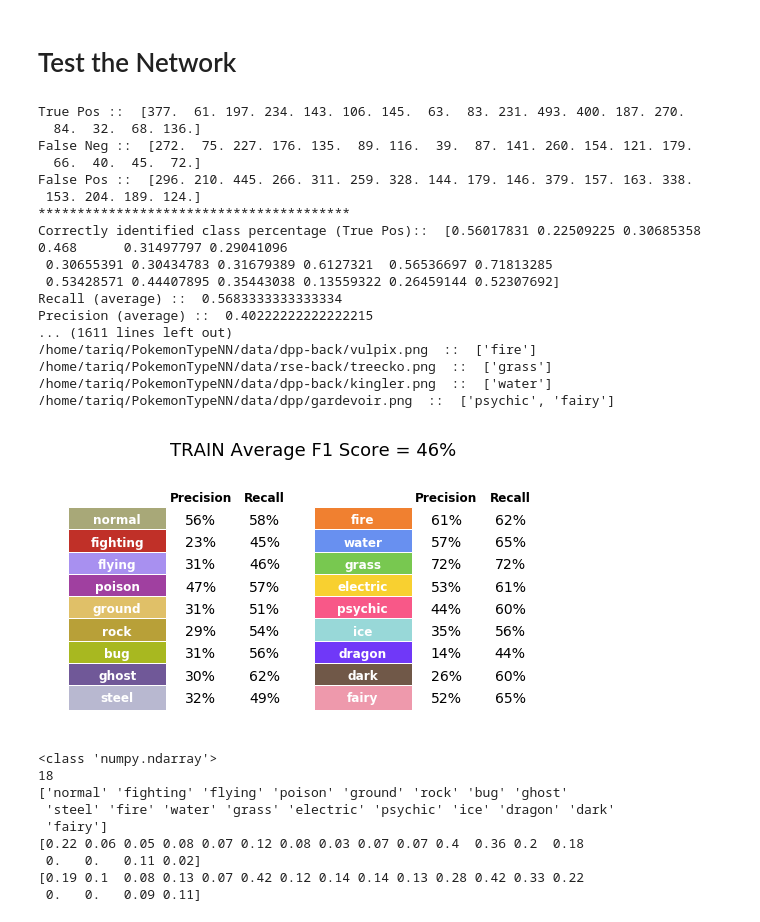
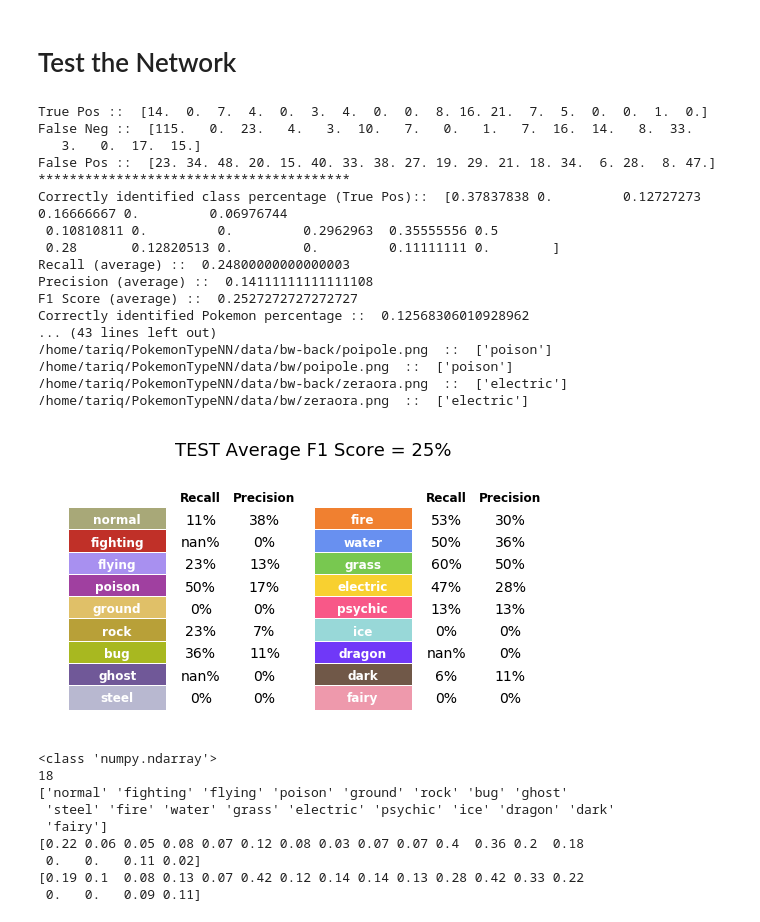
Before and after one commit to tzahroof/PokemonTypeNN, a Jupyter notebook: Training.ipynb, the cells around one changed output. Drawn from its saved outputs; the diff is of its cells as text; code cells hidden in the pictures.

```diff
--- a/Training.ipynb
+++ b/Training.ipynb
@@ -407,8 +410,28 @@ import torch.optim as optim
 loss_fn = nn.BCELoss()
 optimizer = optim.Adam(net.parameters(), lr=0.001) #0.001
 
-use_cuda = True #False
+use_cuda = False #True
 
 #saved_losses=[]
 # %% [markdown]
 # Train the Network
+# %%
+#Determine whether to load the model
+
+load_model = True
+saved_losses = {"train":[],
+                "dev":[]}
+
+if load_model:
+    state = torch.load(os.path.join(os.getcwd(), "model",net.getName()+".pt"))
+    net.load_state_dict(state["state_dict"])
+    optimizer.load_state_dict(state["optimizer"])
+    saved_losses["train"] = state["train_loss"]
+    saved_losses["dev"]   = state["dev_loss"]
+
+    plt.title("Training Loss vs Epochs")
+    plt.plot(saved_losses["train"], label="Train")
+    plt.plot(saved_losses["dev"], label="Dev")
+    plt.legend(loc="upper right")
+    plt.xlabel("Epochs")
+    plt.ylabel("Loss")
@@ -415,15 +440,15 @@ use_cuda = True #False
 # %%
-#Determine whether to load the model
+# #Determine whether to load the model
 
-load_model = True
-saved_losses = []
+# load_model = True
+# saved_losses = []
 
-if load_model:
-    state = torch.load(os.path.join(os.getcwd(), "model",net.getName()+".pt"))
-    net.load_state_dict(state["state_dict"])
-    optimizer.load_state_dict(state["optimizer"])
-    saved_losses = state["saved_losses"]
-    plt.plot(saved_losses)
+# if load_model:
+#     state = torch.load(os.path.join(os.getcwd(), "model",net.getName()+".pt"))
+#     net.load_state_dict(state["state_dict"])
+#     optimizer.load_state_dict(state["optimizer"])
+#     saved_losses = state["saved_losses"]
+#     plt.plot(saved_losses)
 # %% [output]
     PyTorch no longer supports this GPU because it is too old.
 
@@ -525,7 +636,7 @@ Net(
 # Test the Network
 # %%
 #Specify the loader
-somevar = "train"
+somevar = "test"
 
 if(somevar == "train"):
     loader = trainloader
@@ -647,51 +758,52 @@ for t in range(0, len(classes)):
     else:
         nrec -= 1
 
     if(not np.isnan(F1[t])):
         mean_F1 += F1[t]
     else:
         nf1 -= 1
 
 mean_Precision /= nprec
 mean_Recall    /= nrec
 mean_F1        /= nf1
 
-plot_evaluation(somevar.upper(), recall, precision, mean_F1)
+plot_evaluation(somevar.upper(), "Recall", recall, "Precision", precision,
+                "F1", mean_F1)
 
 print("True Pos :: ", true_pos)
 print("False Neg :: ", false_neg)
 print("False Pos :: ", false_pos)
 print("****************************************")
 print("Correctly identified class percentage (True Pos):: ", true_pos/actual_dist)
 print("Recall (average) :: ", mean_Recall)
 print("Precision (average) :: ", mean_Precision)
 print("F1 Score (average) :: ", mean_F1)
 print("Correctly identified Pokemon percentage :: ", len(correct_pokemon)/theset.__len__())
 print("Perfectly identified Pokemon :: ")
 for pkm in correct_pokemon:
     print(pkm, " :: ", pokemon_guesses[pkm])
 
 
 #print("Random Guess accuracy :: ", (1/18))
 # %% [output]
-True Pos ::  [377.  61. 197. 234. 143. 106. 145.  63.  83. 231. 493. 400. 187. 270.
-  84.  32.  68. 136.]
-False Neg ::  [272.  75. 227. 176. 135.  89. 116.  39.  87. 141. 260. 154. 121. 179.
-  66.  40.  45.  72.]
-False Pos ::  [296. 210. 445. 266. 311. 259. 328. 144. 179. 146. 379. 157. 163. 338.
- 153. 204. 189. 124.]
+True Pos ::  [14.  0.  7.  4.  0.  3.  4.  0.  0.  8. 16. 21.  7.  5.  0.  0.  1.  0.]
+False Neg ::  [115.   0.  23.   4.   3.  10.   7.   0.   1.   7.  16.  14.   8.  33.
+   3.   0.  17.  15.]
+False Pos ::  [23. 34. 48. 20. 15. 40. 33. 38. 27. 19. 29. 21. 18. 34.  6. 28.  8. 47.]
 ****************************************
-Correctly identified class percentage (True Pos)::  [0.56017831 0.22509225 0.30685358 0.468      0.31497797 0.29041096
- 0.30655391 0.30434783 0.31679389 0.6127321  0.56536697 0.71813285
- 0.53428571 0.44407895 0.35443038 0.13559322 0.26459144 0.52307692]
-Recall (average) ::  0.5683333333333334
-Precision (average) ::  0.40222222222222215
-... (1611 lines left out)
-/home/tariq/PokemonTypeNN/data/dpp-back/vulpix.png  ::  ['fire']
-/home/tariq/PokemonTypeNN/data/rse-back/treecko.png  ::  ['grass']
-/home/tariq/PokemonTypeNN/data/dpp-back/kingler.png  ::  ['water']
-/home/tariq/PokemonTypeNN/data/dpp/gardevoir.png  ::  ['psychic', 'fairy']
+Correctly identified class percentage (True Pos)::  [0.37837838 0.         0.12727273 0.16666667 0.         0.06976744
+ 0.10810811 0.         0.         0.2962963  0.35555556 0.5
+ 0.28       0.12820513 0.         0.         0.11111111 0.        ]
+Recall (average) ::  0.24800000000000003
+Precision (average) ::  0.14111111111111108
+F1 Score (average) ::  0.2527272727272727
+Correctly identified Pokemon percentage ::  0.12568306010928962
+... (43 lines left out)
+/home/tariq/PokemonTypeNN/data/bw-back/poipole.png  ::  ['poison']
+/home/tariq/PokemonTypeNN/data/bw/poipole.png  ::  ['poison']
+/home/tariq/PokemonTypeNN/data/bw-back/zeraora.png  ::  ['electric']
+/home/tariq/PokemonTypeNN/data/bw/zeraora.png  ::  ['electric']
-[figure, old version]
+[figure, new version]
 # %%
 ded = np.array(classes)
 print(type(ded))
```
Also changed, not shown: parts of 8 cells of this notebook, 19 other files.
